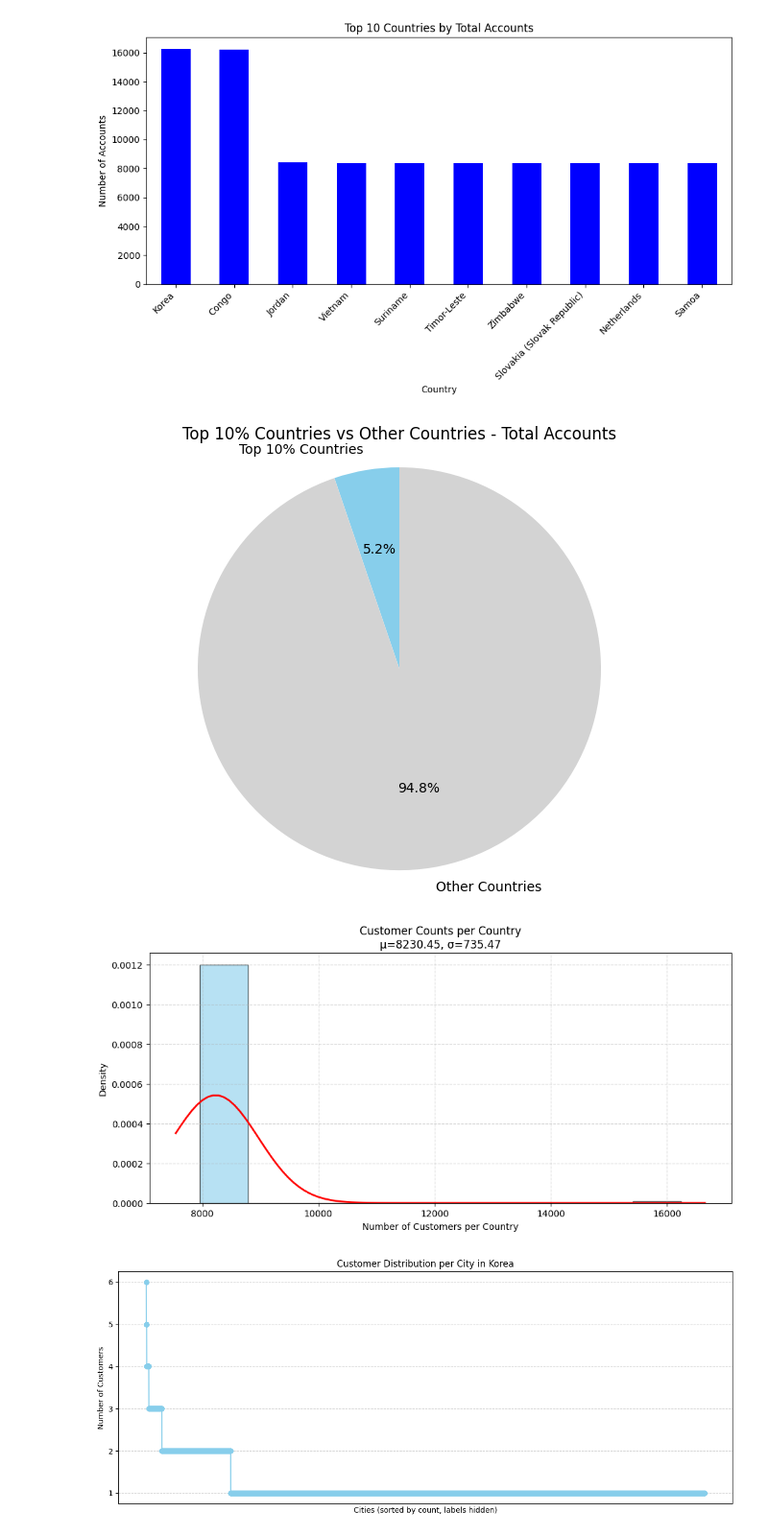
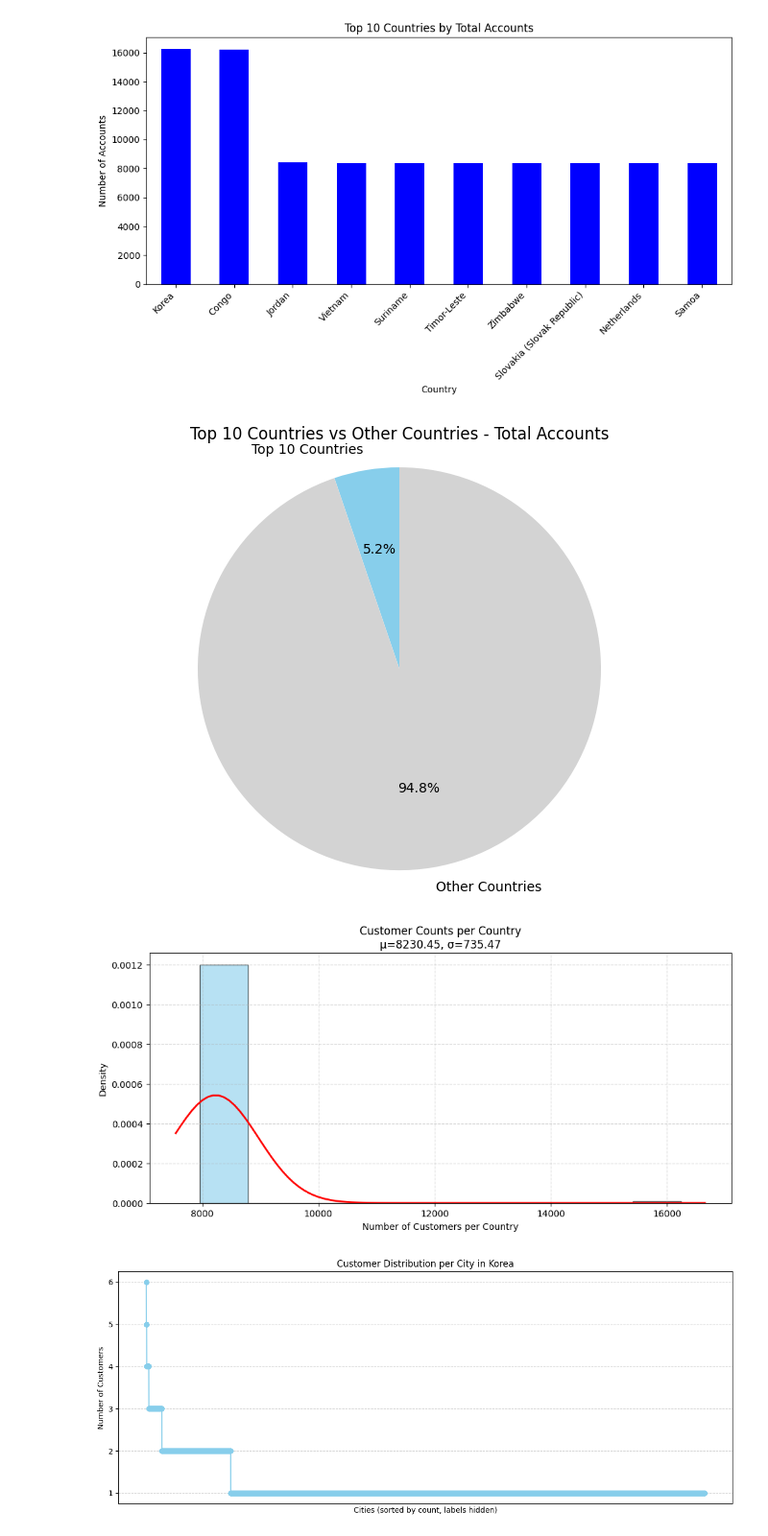
Before and after one commit to hfahrudin/Technical-AI-Engineer-Test, a Jupyter notebook: coding_test_2.ipynb, the cells around one changed output. Shown at 96% size. Drawn from its saved outputs; the diff is of its cells as text; code cells hidden in the pictures.

```diff
--- a/coding_test_2.ipynb
+++ b/coding_test_2.ipynb
@@ -94,37 +94,37 @@ top_countries_sum = top_countries.sum()
 other_sum = accounts_per_country.iloc[top_k:].sum()
 
 pie_data = [top_countries_sum, other_sum]
-labels = [f'Top 10% Countries', 'Other Countries']
+labels = [f'Top 10 Countries', 'Other Countries']
 
 # Plot
 plt.figure(figsize=(8,6))
 plt.pie(pie_data, labels=labels, autopct='%1.1f%%', colors=['skyblue', 'lightgray'], startangle=90)
-plt.title(f'Top 10% Countries vs Other Countries - Total Accounts')
+plt.title(f'Top 10 Countries vs Other Countries - Total Accounts')
 plt.axis('equal')
 plt.show()
 
 
 mu = accounts_per_country.mean()
 std = accounts_per_country.std()
 
 
 plt.figure(figsize=(10,5))
 plt.hist(accounts_per_country, bins=10, density=True, alpha=0.6, color='skyblue', edgecolor='black')
 
 # Normal distribution curve
 xmin, xmax = plt.xlim()
 x = np.linspace(xmin, xmax, 100)
 p = norm.pdf(x, mu, std)
 plt.plot(x, p, 'r', linewidth=2)
 
 plt.title(f'Customer Counts per Country\nμ={mu:.2f}, σ={std:.2f}')
 plt.xlabel('Number of Customers per Country')
 plt.ylabel('Density')
 plt.grid(True, linestyle='--', alpha=0.5)
 plt.tight_layout()
 plt.show()
 # %% [output]
-[figure, old version]
+[figure, new version]
 [figure]
 # %%
 mus, stds = [] , []
```
Also changed, not shown: parts of 2 cells of this notebook, 8 other files.
